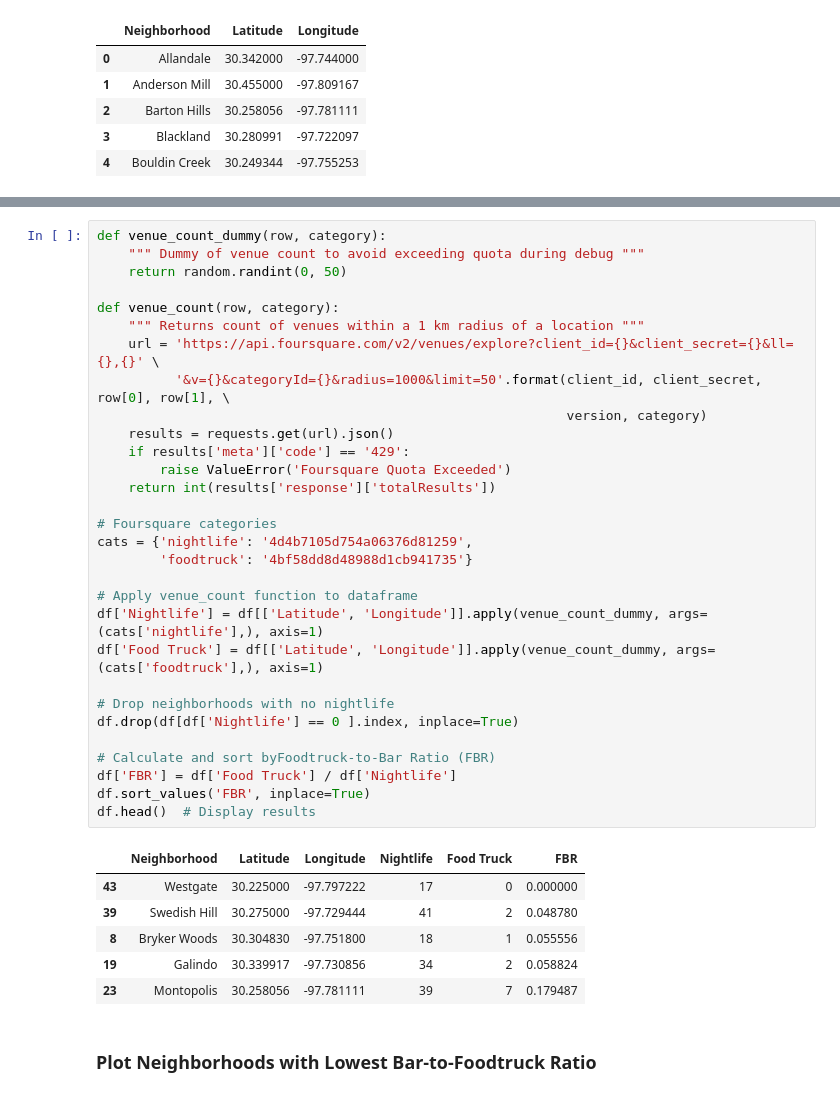
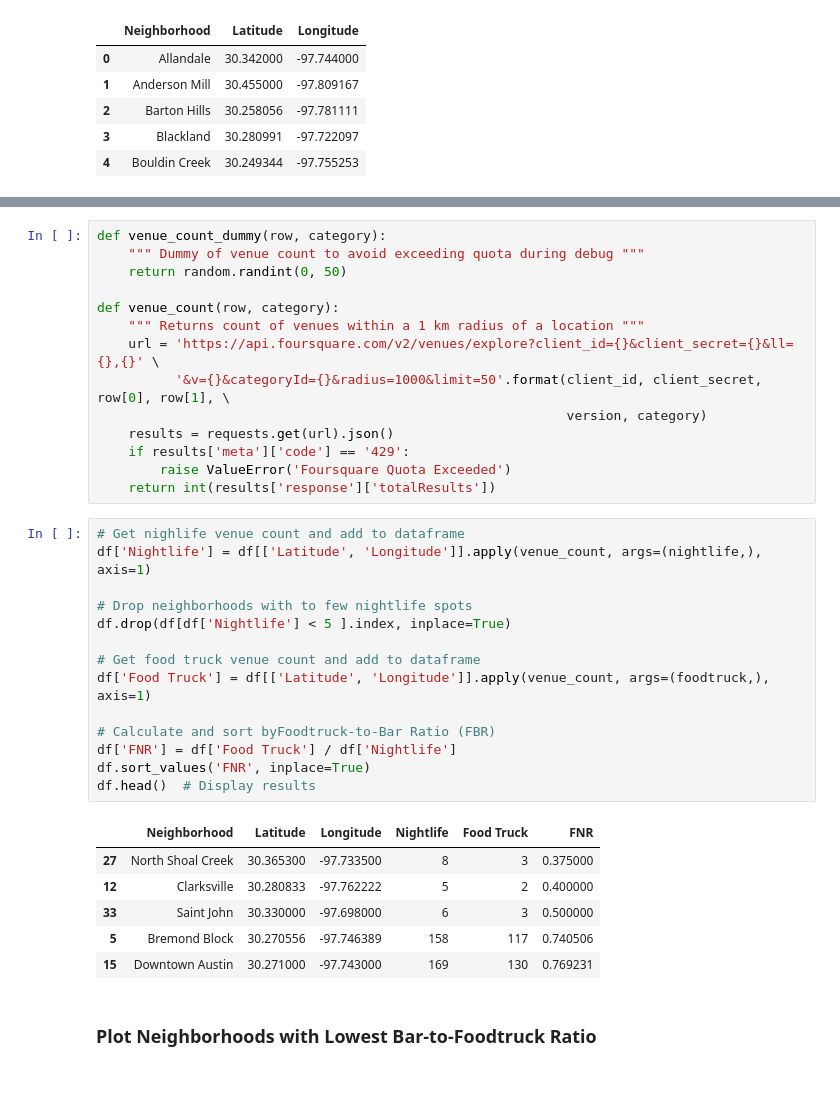
Before and after one commit to bryandeagle/Coursera_Capstone, a Jupyter notebook: Battle-of-the-Neighborhoods.ipynb, the cells around one changed output, grey strips where cells are left out. Drawn from its saved outputs; the diff is of its cells as text.

```diff
--- a/Battle-of-the-Neighborhoods.ipynb
+++ b/Battle-of-the-Neighborhoods.ipynb
@@ -45,29 +61,27 @@ def venue_count(row, category):
     if results['meta']['code'] == '429':
         raise ValueError('Foursquare Quota Exceeded')
     return int(results['response']['totalResults'])
-
-# Foursquare categories
-cats = {'nightlife': '4d4b7105d754a06376d81259',
-        'foodtruck': '4bf58dd8d48988d1cb941735'}
-
-# Apply venue_count function to dataframe
-df['Nightlife'] = df[['Latitude', 'Longitude']].apply(venue_count_dummy, args=(cats['nightlife'],), axis=1)
-df['Food Truck'] = df[['Latitude', 'Longitude']].apply(venue_count_dummy, args=(cats['foodtruck'],), axis=1)
-
-# Drop neighborhoods with no nightlife
-df.drop(df[df['Nightlife'] == 0 ].index, inplace=True)
-
-# Calculate and sort byFoodtruck-to-Bar Ratio (FBR)
-df['FBR'] = df['Food Truck'] / df['Nightlife']
-df.sort_values('FBR', inplace=True)
-df.head()  # Display results
-# %% [output]
-|  | Neighborhood | Latitude | Longitude | Nightlife | Food Truck | FBR |
-| 43 | Westgate | 30.225000 | -97.797222 | 17 | 0 | 0.000000 |
-| 39 | Swedish Hill | 30.275000 | -97.729444 | 41 | 2 | 0.048780 |
-| 8 | Bryker Woods | 30.304830 | -97.751800 | 18 | 1 | 0.055556 |
-| 19 | Galindo | 30.339917 | -97.730856 | 34 | 2 | 0.058824 |
-| 23 | Montopolis | 30.258056 | -97.781111 | 39 | 7 | 0.179487 |
+# %%
+# Get nighlife venue count and add to dataframe
+df['Nightlife'] = df[['Latitude', 'Longitude']].apply(venue_count, args=(nightlife,), axis=1)
+
+# Drop neighborhoods with to few nightlife spots
+df.drop(df[df['Nightlife'] < 5 ].index, inplace=True)
+
+# Get food truck venue count and add to dataframe
+df['Food Truck'] = df[['Latitude', 'Longitude']].apply(venue_count, args=(foodtruck,), axis=1)
+
+# Calculate and sort byFoodtruck-to-Bar Ratio (FBR)
+df['FNR'] = df['Food Truck'] / df['Nightlife']
+df.sort_values('FNR', inplace=True)
+df.head()  # Display results
+# %% [output]
+|  | Neighborhood | Latitude | Longitude | Nightlife | Food Truck | FNR |
+| 27 | North Shoal Creek | 30.365300 | -97.733500 | 8 | 3 | 0.375000 |
+| 12 | Clarksville | 30.280833 | -97.762222 | 5 | 2 | 0.400000 |
+| 33 | Saint John | 30.330000 | -97.698000 | 6 | 3 | 0.500000 |
+| 5 | Bremond Block | 30.270556 | -97.746389 | 158 | 117 | 0.740506 |
+| 15 | Downtown Austin | 30.271000 | -97.743000 | 169 | 130 | 0.769231 |
 # %% [markdown]
 ### Plot Neighborhoods with Lowest Bar-to-Foodtruck Ratio
 # %%
```
Also changed, not shown: parts of 23 cells of this notebook, 4 other files.
